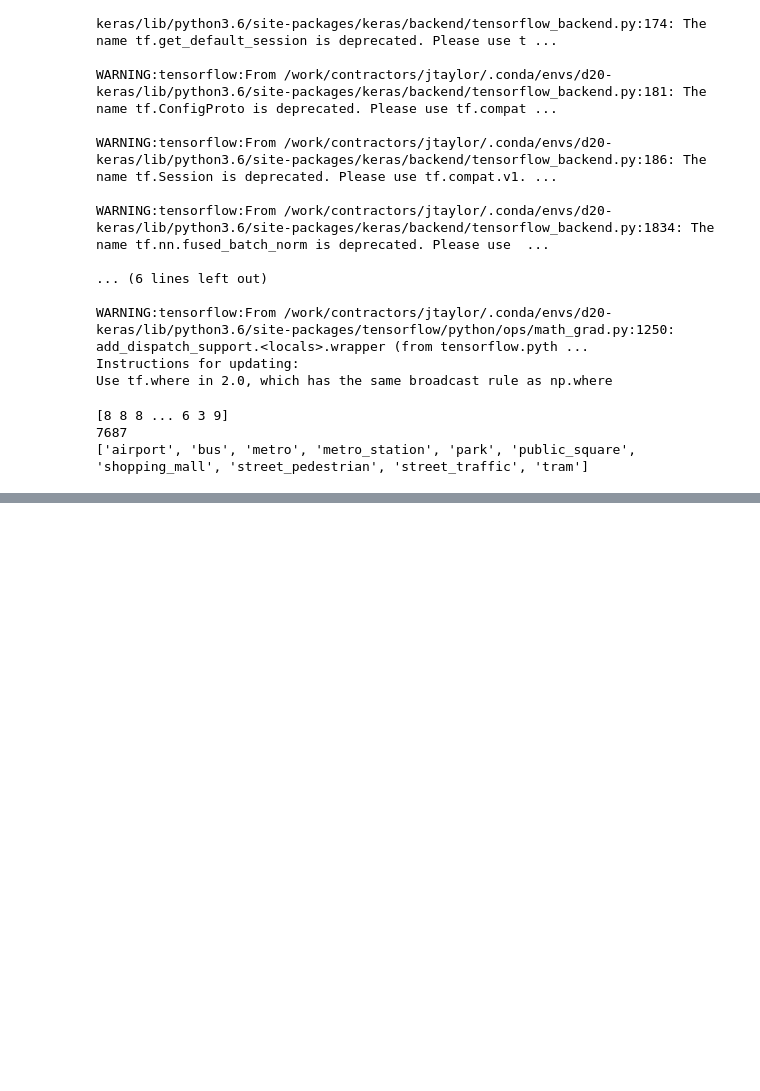
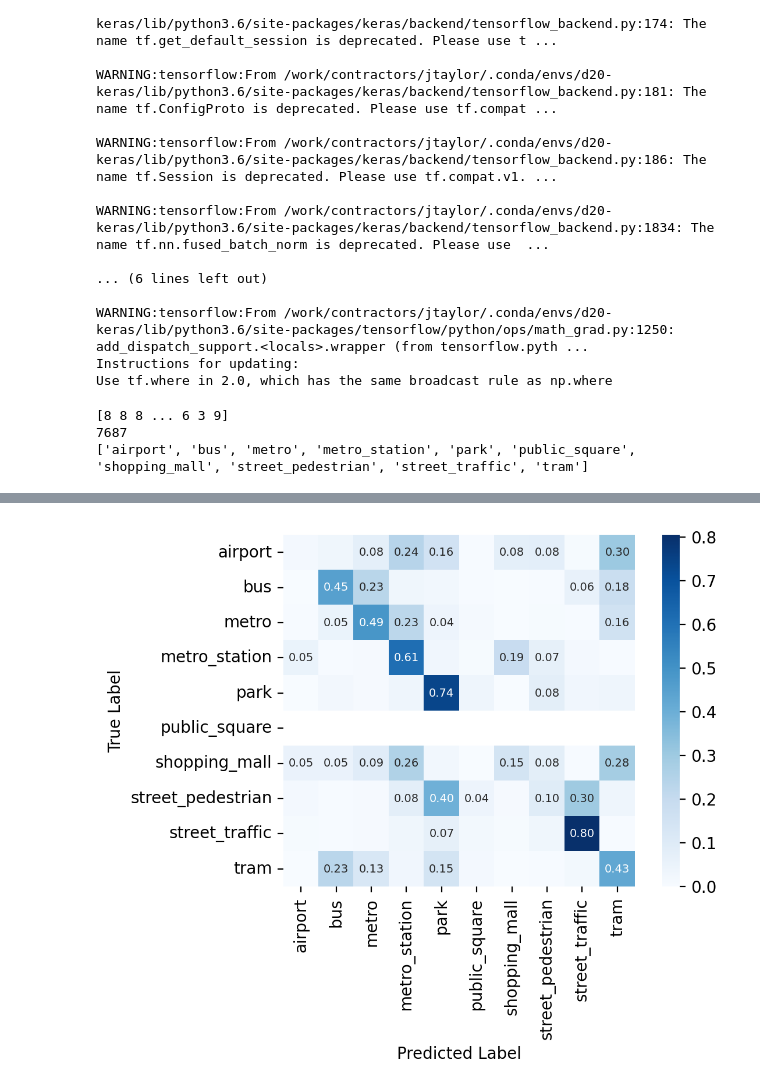
Before and after one commit to Jamesetay1/acoustic_scene_classification, a Jupyter notebook: TwoStage/task1a/10class/cochlscene_inference.ipynb, the cells around one changed output, grey strips where cells are left out. Drawn from its saved outputs; the diff is of its cells as text; code cells hidden in the pictures; blank space fills up the shorter version.

```diff
--- a/TwoStage/task1a/10class/cochlscene_inference.ipynb
+++ b/TwoStage/task1a/10class/cochlscene_inference.ipynb
@@ -176,8 +176,9 @@ print(DCASE_ClassNames)
 7687
 ['airport', 'bus', 'metro', 'metro_station', 'park', 'public_square', 'shopping_mall', 'street_pedestrian', 'street_traffic', 'tram']
 # %%
-print(np.unique(y_val))
+print(y_val)
 print(ClassNames)
+print(DCASE_ClassNames)
 
 mapping_dict = {
 	'Bus':'bus',
@@ -189,11 +190,12 @@ mapping_dict = {
 	'Park':'park',
 	'ResidentialArea':'street_pedestrian',
 	'Restaurant':'airport',
+	'Restroom':'airport',
 	'Street':'street_traffic',
 	'Subway':'metro',
 	'SubwayStation':'metro_station'
 }
 
-y_val_mapped = [mapping_dict[ClassNames.index(y_label)] for y_label in y_val]
+y_val_mapped = [DCASE_ClassNames.index(mapping_dict[ClassNames[y_label]]) for y_label in y_val]
 print(y_val_mapped)
 # %% [output]
@@ -513,0 +242,33 @@ Per-class val acc:  [0.605 0.906 0.825 0.788 0.936 0.626 0.778 0.481 0.892 0.784
+# %%
+import seaborn as sns
+import matplotlib.pyplot as plt
+
+# get confusion matrix
+conf_matrix = confusion_matrix(y_val_mapped,y_pred_val)
+
+conf_mat_norm_recall = conf_matrix.astype('float32')/conf_matrix.sum(axis=1)[:,np.newaxis]
+recall_by_class = np.diagonal(conf_mat_norm_recall)
+mean_recall = np.mean(recall_by_class)
+
+# Calculate row sums to use for percentages
+row_sums = conf_matrix.sum(axis=1)
+
+# Calculate percentages
+percentages = (conf_matrix.T / row_sums).T  # Transpose for division, then transpose back
+
+# Format percentages as strings with '%' symbol
+annot_data = [['{:.2f}'.format(val) for val in row] for row in percentages]
+annot_data = [['' if float(val <= 0.04) else '{:.2f}'.format(val) for val in row] for row in percentages]
+
+plt.figure(dpi=200)
+
+annot_kws = {'size': 7}
+ax = sns.heatmap(percentages, xticklabels=DCASE_ClassNames, yticklabels=DCASE_ClassNames, annot=annot_data, fmt='', square=True, cmap='Blues', annot_kws=annot_kws)
+ax.set_xlabel('Predicted Label')
+ax.set_xticklabels(ax.get_xticklabels(), rotation = 90)
+ax.set_ylabel('True Label')
+
+#plt.subplots_adjust(left=0.2, bottom=0.35)
+plt.show()
+# %% [output]
+[figure, added]
```
Also changed, not shown: parts of 13 cells of this notebook, 2 other files.
